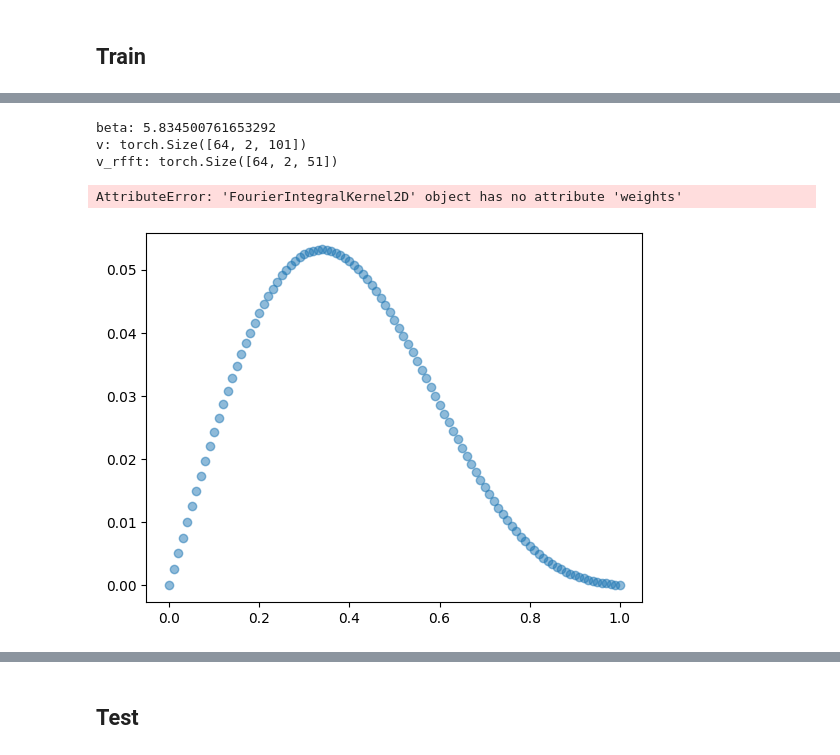
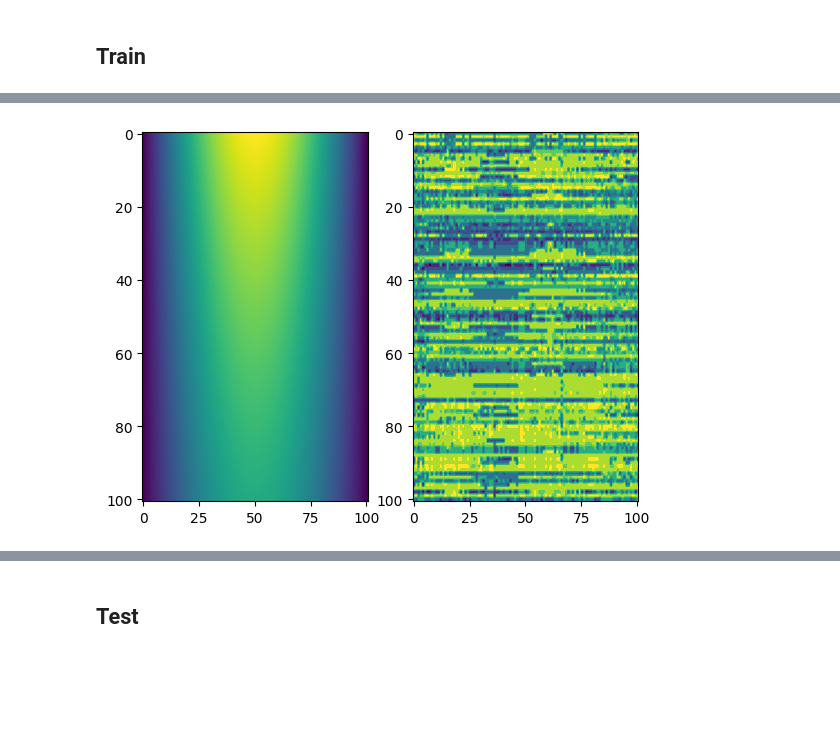
Before and after one commit to Hrrsmjd/fourier_neural_operator, a Jupyter notebook: temp/fourier_2d_heat_equation.ipynb, the cells around one changed output, grey strips where cells are left out. Saved outputs shown, nothing was run; the diff lists cells and outputs as text; code cells hidden in the pictures; blank space fills up the shorter version.

Commit message:
Fourier 2D has Errors..

```diff
--- a/temp/fourier_2d_heat_equation.ipynb
+++ b/temp/fourier_2d_heat_equation.ipynb
@@ -29,12 +29,12 @@ Solution:
 ## Steps in x direction
 nx = 100
 ## Steps in t direction
-nt = 1000
+nt = 100
 
 h = 1 / nx ## Step size in x direction
 k = 1 / nt ## Step size in t direction
 
-alpha = 0.1
+alpha = 0.05
 r =  alpha * k / h**2
 
 X, T = np.meshgrid(np.linspace(0, 1, nx + 1), np.linspace(0, 1, nt + 1))
@@ -174,9 +175,9 @@ class FourierIntegralKernel2D(nn.Module):
         self.modes1 = modes1
         self.modes2 = modes2
         ## Set (random) weights for the linear transform
-        weights1 = torch.rand(self.modes1, self.out_channels, self.in_channels, dtype=torch.cfloat)
+        weights1 = torch.rand(self.modes1, self.modes2, self.out_channels, self.in_channels, dtype=torch.cfloat)
         self.weights1 = nn.Parameter(weights1 / (self.in_channels * self.out_channels)) ## Optional: Scale weights
-        weights2 = torch.rand(self.modes2, self.out_channels, self.in_channels, dtype=torch.cfloat)
+        weights2 = torch.rand(self.modes1, self.modes2, self.out_channels, self.in_channels, dtype=torch.cfloat)
         self.weights2 = nn.Parameter(weights2 / (self.in_channels * self.out_channels))
 
     def forward(self, v: torch.Tensor) -> torch.Tensor:
@@ -184,18 +185,21 @@ class FourierIntegralKernel2D(nn.Module):
         FFT -> Linear Transform -> Inverse FFT
         '''
         ## FFT
-        print(f'v: {v.shape}')
+        # print(f'v: {v.shape}')
         v_rfft = torch.fft.rfft2(v)
-        print(f'v_rfft: {v_rfft.shape}')
+        # print(f'v_rfft: {v_rfft.shape}')
 
         ## Linear Transform
         lv_rfft = torch.zeros(v_rfft.shape, dtype=torch.cfloat)
         # lv_rfft[:, :, :self.modes] = torch.einsum('koi, bki -> bko', self.weights, v_rfft[:, :, :self.modes].permute(0, 2, 1)).permute(0, 2, 1) ## TODO: Should I have 5 dimensions here?
-        # lv_rfft[]
-        print(torch.einsum('koi, bki -> bko', self.weights, v_rfft[:, :, :self.modes].permute(0, 2, 1)).permute(0, 2, 1))
+        lv_rfft[:, :, :self.modes1, :self.modes2] = torch.einsum('kloi, bkli -> bklo', self.weights1, v_rfft[:, :, :self.modes1, :self.modes2].permute(0, 2, 3, 1)).permute(0, 3, 1, 2)
+        # print(f'lv_rfft: {lv_rfft[0][0][:10, :10].shape}')
+        # print(f'lv_rfft: {lv_rfft[0][0][:10, :10]}')
+        lv_rfft[:, :, -self.modes1:, :self.modes2] = torch.einsum('kloi, bkli -> bklo', self.weights2, v_rfft[:, :, -self.modes1:, :self.modes2].permute(0, 2, 3, 1)).permute(0, 3, 1, 2)
 
         ## Inverse FFT
         v2 = torch.fft.irfft2(lv_rfft, s=(v.shape[-2], v.shape[-1]))
+        # print(f'v2: {v2.shape}')
         return v2
 # %%
 ## Fourier Network Operator 2D
@@ -396,29 +430,29 @@ optimizer = torch.optim.Adam(model.parameters(), lr=learning_rate)
 # %%
-## Test 0
-beta0 = np.random.uniform(-10, 10)
-print(f'beta: {beta0}')
-beta0_vec = torch.from_numpy(beta0 * np.ones(101)).float().unsqueeze(0).unsqueeze(0)
+## Test 1
+## Initial Condition
+# betat1 = np.random.uniform(-10, 10)
+betat1 = np.pi
+beta_matt1 = np.ones((nt + 1, nx + 1))
 
-u0 = torch.from_numpy(np.sin(beta0 * X[0])).float().unsqueeze(0).unsqueeze(0)
+## Compute Solution
+ut1 = np.zeros((nt + 1, nx + 1))
+ut1[0] = np.sin(betat1 * X[0])
+ut1[:, 0] = ux0
+ut1[:, -1] = uxn
 
-u = np.zeros((nt + 1, nx + 1))
-u[0] = u0
-u[:, 0] = ux0
-u[:, -1] = uxn
+# b = np.zeros(nx - 1)
+for j in range(1, nt + 1):
+    # b[0] = r * u[j - 1, 0] + r * u[j, 0]
+    # b[-1] = r * u[j - 1, -1] + r * u[j, -1]
+    ut1[j, 1:nx] = Ainv @ ((B @ ut1[j - 1, 1:nx])) # + b)
 
-b = np.zeros(nx - 1)
-for j in range(1, nt + 1):
-    b[0] = r * u[j - 1, 0] + r * u[j, 0]
-    b[-1] = r * u[j - 1, -1] + r * u[j, -1]
-    u[j, 1:nx] = Ainv @ ((B @ u[j - 1, 1:nx]) + b)
+upredt1 = model(torch.tensor(beta_matt1).float().unsqueeze(0).unsqueeze(0))
 
-plt.scatter(np.linspace(0, 1, nx + 1), u[-1], alpha=0.5)
-plt.scatter(np.linspace(0, 1, nx + 1), model(torch.cat((beta0_vec, u0), 1)).detach())
+plt.subplot(121)
+plt.imshow(ut1, aspect='auto')
+plt.subplot(122)
+plt.imshow(upredt1.detach()[0][0], aspect='auto')
 plt.show()
 # %% [output]
-beta: 5.834500761653292
-v: torch.Size([64, 2, 101])
-v_rfft: torch.Size([64, 2, 51])
-AttributeError: 'FourierIntegralKernel2D' object has no attribute 'weights'
-[figure, old version]
+[figure, new version]
 # %%
```
Also changed, not shown: parts of 15 cells of this notebook.
